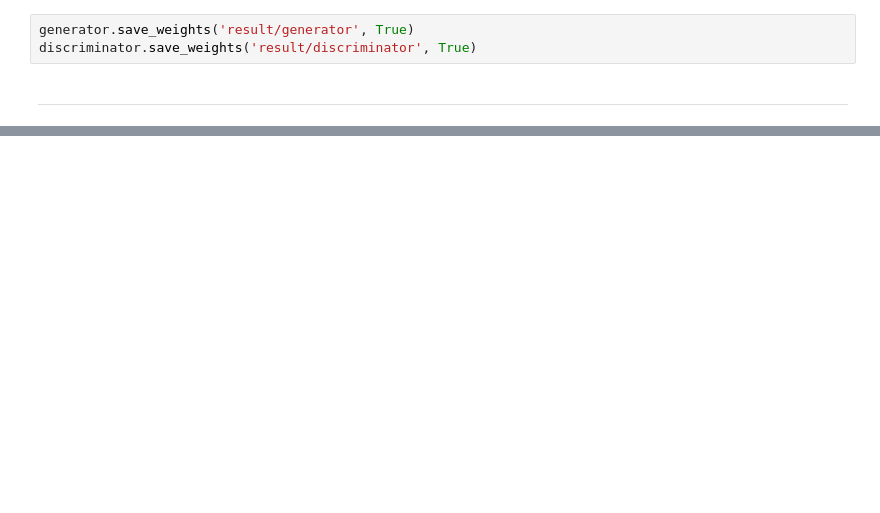
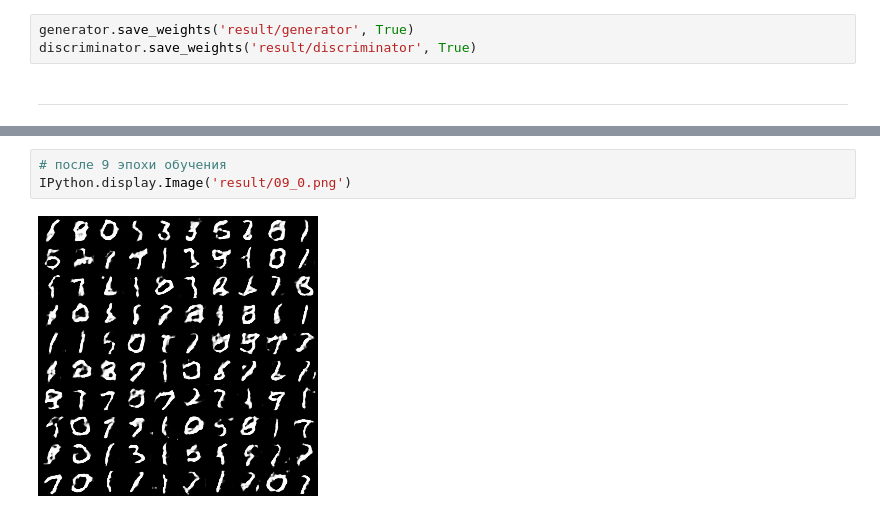
Before and after one commit to mechanoid5/ml_lectorium_legacy, a Jupyter notebook: examples/23-gan/01-gan-mnist.ipynb, the cells around one changed output, grey strips where cells are left out. Drawn from its saved outputs; the diff is of its cells as text; blank space fills up the shorter version.

```diff
--- a/examples/23-gan/01-gan-mnist.ipynb
+++ b/examples/23-gan/01-gan-mnist.ipynb
@@ -312,0 +251,5 @@ discriminator.save_weights('result/discriminator', True)
+# %%
+# после 9 эпохи обучения
+IPython.display.Image('result/09_0.png')
+# %% [output]
+[figure, added]
```
Also changed, not shown: parts of 18 cells of this notebook.
